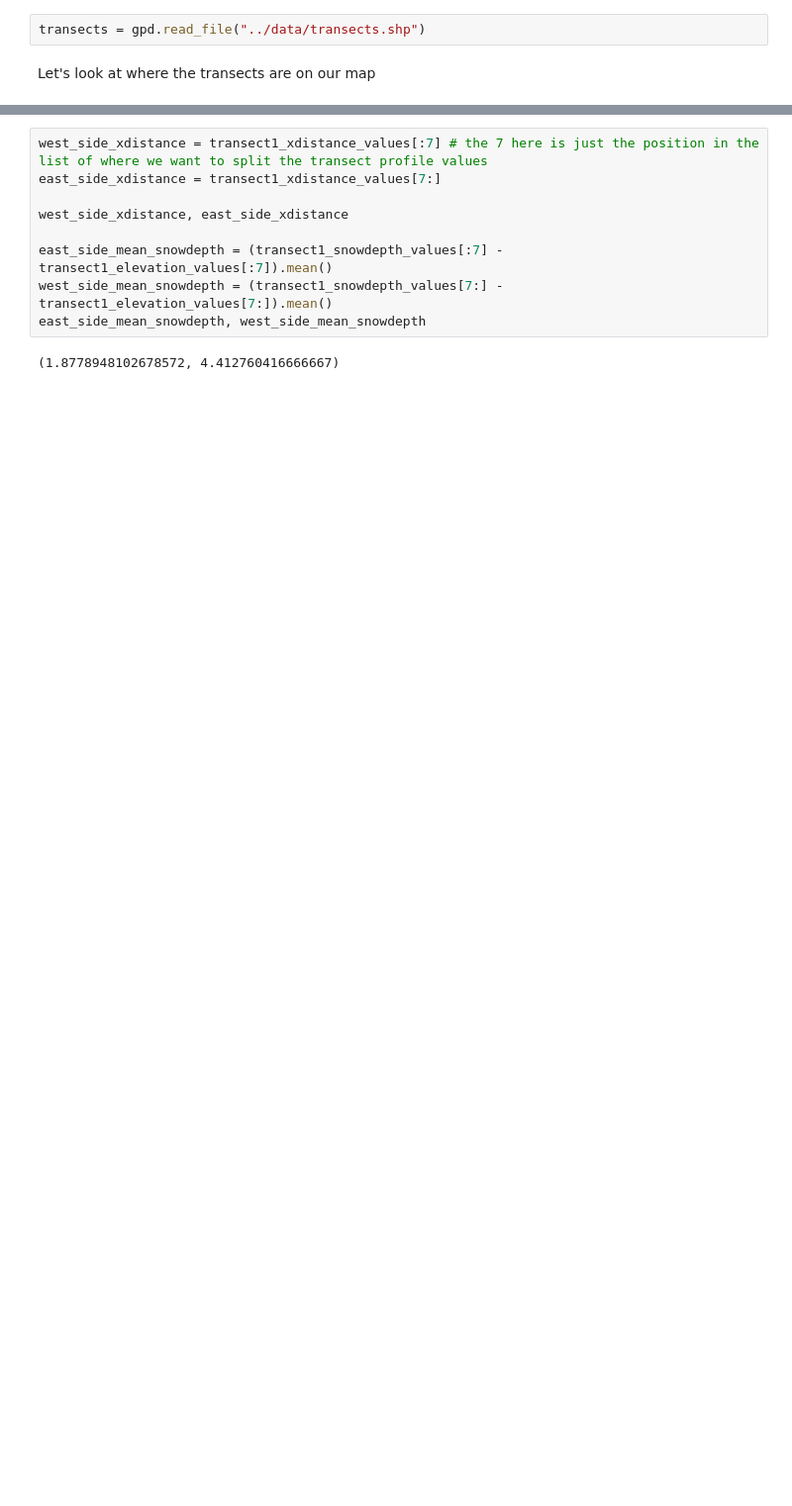
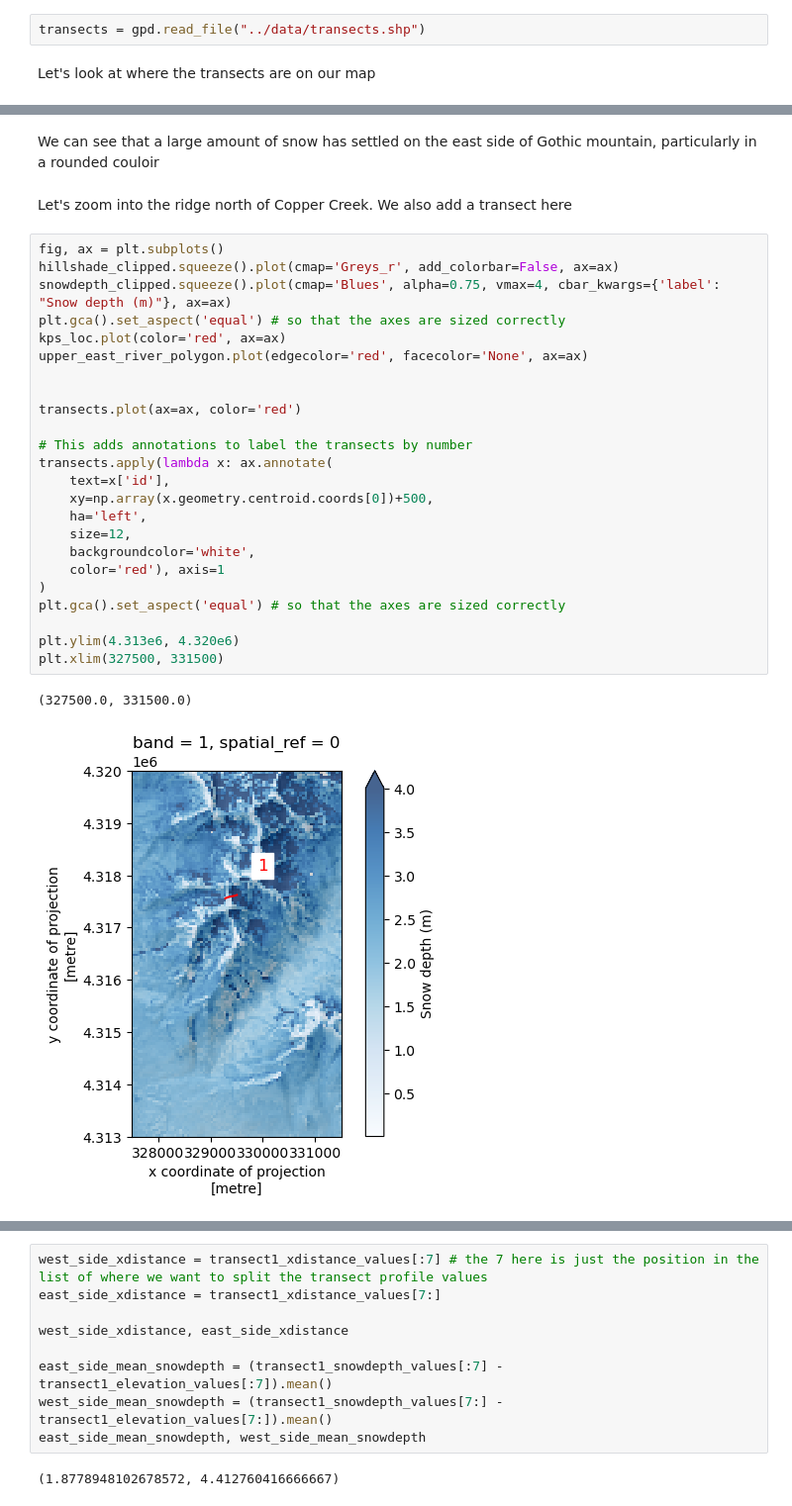
Before and after one commit to Mountain-Hydrology-Research-Group/snow-hydrology, a Jupyter notebook: modules/lab6/lab6-2.ipynb, the cells around one changed output, grey strips where cells are left out. Shown at 99% size. Cells and saved outputs as stored; diff of their text form; blank space fills up the shorter version.

```diff
--- a/modules/lab6/lab6-2.ipynb
+++ b/modules/lab6/lab6-2.ipynb
@@ -196 +211,32 @@ plt.ylim(4.312e6, 4.320e6)
+# %% [markdown]
+We can see that a large amount of snow has settled on the east side of Gothic mountain, particularly in a rounded couloir
+# %% [markdown]
+Let's zoom into the ridge north of Copper Creek. We also add a transect here
+# %%
+fig, ax = plt.subplots()
+hillshade_clipped.squeeze().plot(cmap='Greys_r', add_colorbar=False, ax=ax)
+snowdepth_clipped.squeeze().plot(cmap='Blues', alpha=0.75, vmax=4, cbar_kwargs={'label': "Snow depth (m)"}, ax=ax)
+plt.gca().set_aspect('equal') # so that the axes are sized correctly
+kps_loc.plot(color='red', ax=ax)
+upper_east_river_polygon.plot(edgecolor='red', facecolor='None', ax=ax)
+
+
+transects.plot(ax=ax, color='red')
+
+# This adds annotations to label the transects by number
+transects.apply(lambda x: ax.annotate(
+    text=x['id'],
+    xy=np.array(x.geometry.centroid.coords[0])+500,
+    ha='left',
+    size=12,
+    backgroundcolor='white',
+    color='red'), axis=1
+)
+plt.gca().set_aspect('equal') # so that the axes are sized correctly
+
+plt.ylim(4.313e6, 4.320e6)
+plt.xlim(327500, 331500)
+# %% [output]
+(327500.0, 331500.0)
+[figure, added]
 # %% [markdown]
```
Also changed, not shown: parts of 45 cells of this notebook, 5 other files.
